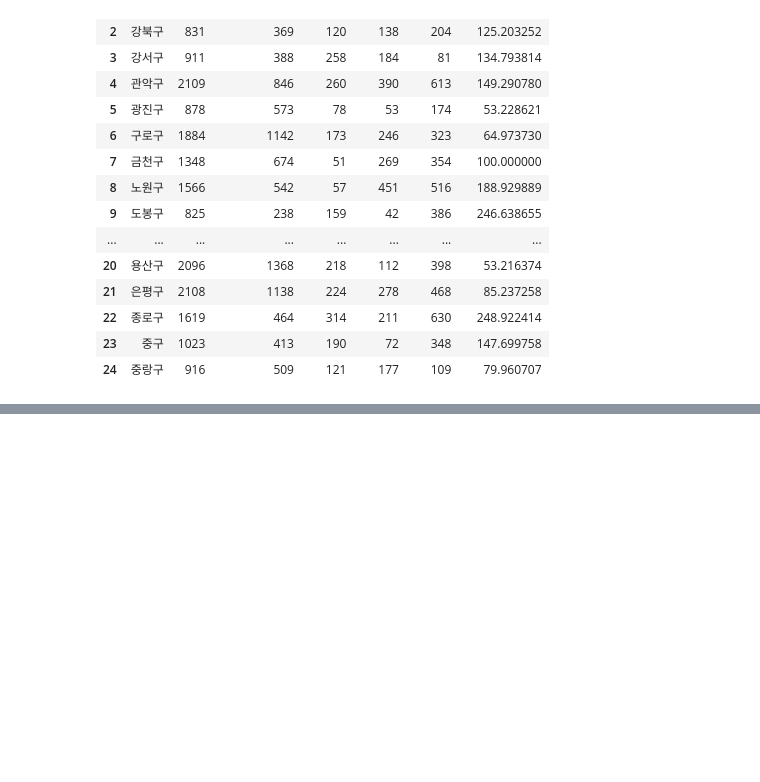
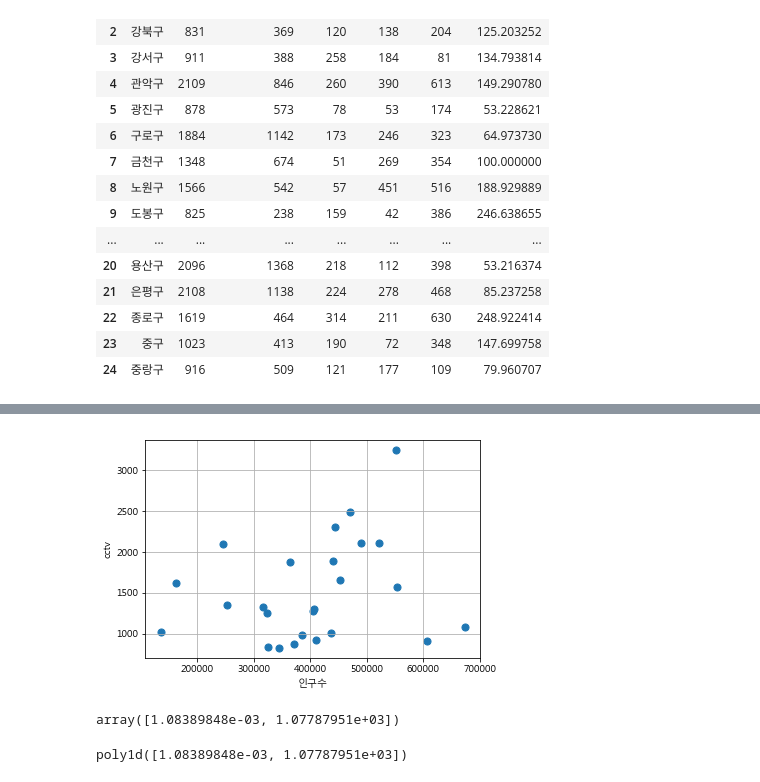
Before and after one commit to ChiHoonOH/python_analysis, a Jupyter notebook: basic_analysis/step1_pandas_basic_matplotlib_analysis_csv/인구현황대비_CCTV 현황 비교를 통한_설치 비율이 적절한가 .ipynb, the cells around one changed output, grey strips where cells are left out. Cells and saved outputs as stored; diff of their text form; code cells hidden in the pictures; blank space fills up the shorter version.

```diff
--- a/basic_analysis/step1_pandas_basic_matplotlib_analysis_csv/인구현황대비_CCTV 현황 비교를 통한_설치 비율이 적절한가 .ipynb
+++ b/basic_analysis/step1_pandas_basic_matplotlib_analysis_csv/인구현황대비_CCTV 현황 비교를 통한_설치 비율이 적절한가 .ipynb
@@ -181,0 +534,24 @@ s_cctv
+# %%
+# x 축은 인구수, y축은 cctv수는 분포도 표현
+plt.scatter(data_result['인구수'],data_result['cctv 소계'],s = 50)
+plt.xlabel('인구수')
+plt.ylabel('cctv')
+plt.grid()
+plt.show()
+# %% [output]
+[figure, added]
+# %%
+# numpy에서 지원되는 함수를 이용하여
+#인구수: 입력 소계: 출력 => 이것을 만족하는 함수(모델)을 생성
+# 함수를 1차, 2차, 3차, ....(1차만 수행)
+fp1 = np.polyfit(data_result['인구수'],data_result['cctv 소계'],1)
+fp1
+#[기울기,정편]
+# %% [output]
+array([1.08389848e-03, 1.07787951e+03])
+# %%
+# 함수 생성
+f1 = np.poly1d(fp1)
+f1
+# %% [output]
+poly1d([1.08389848e-03, 1.07787951e+03])
```
Also changed, not shown: parts of 46 cells of this notebook, 2 other files.
